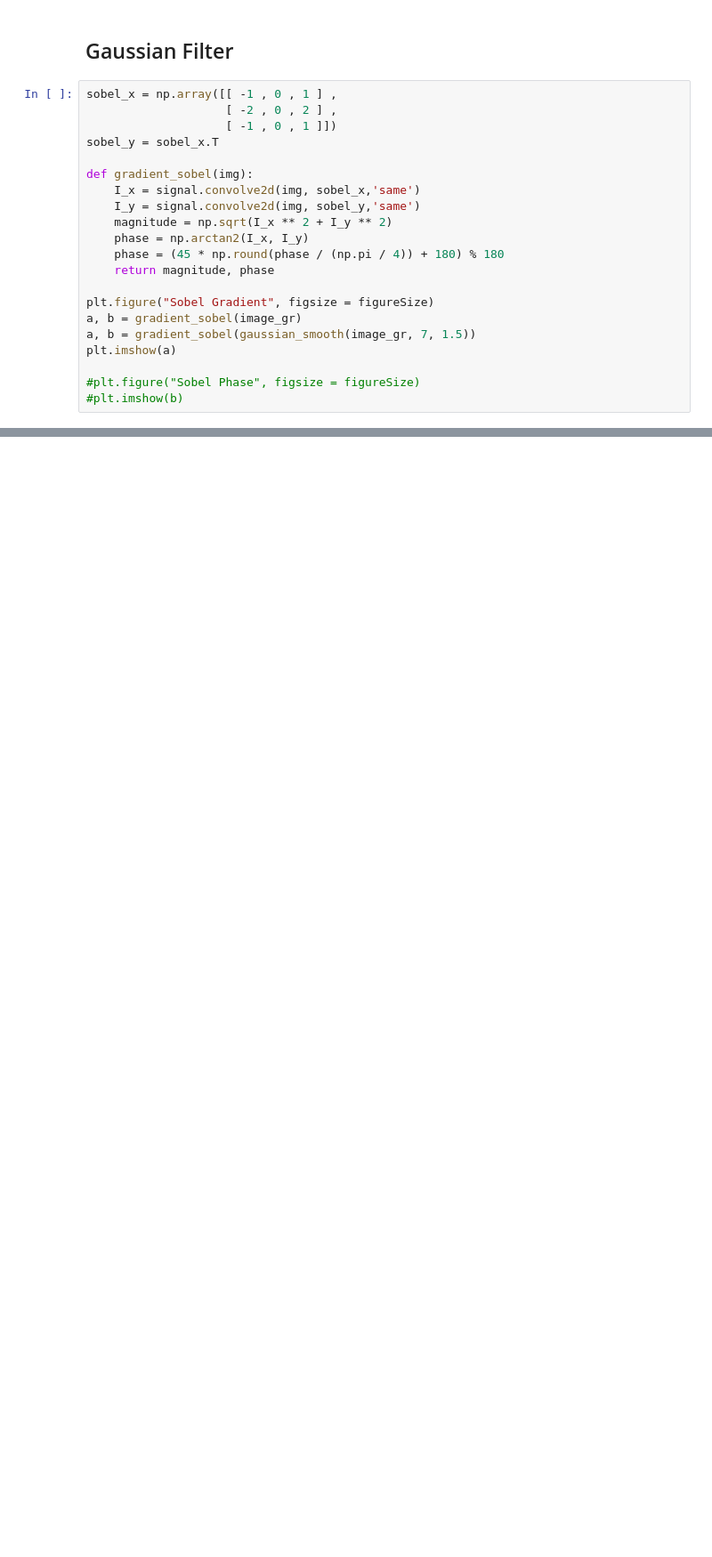
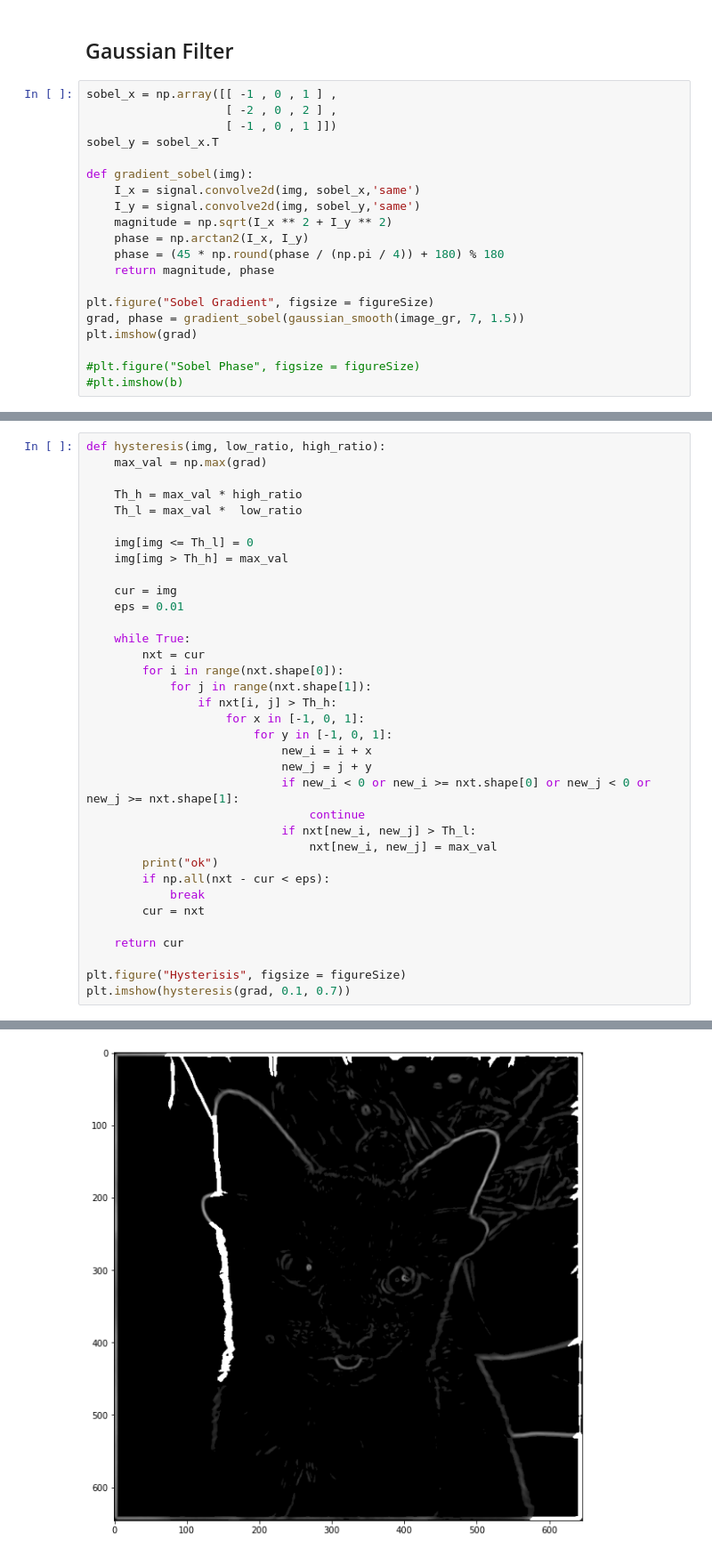
Before and after one commit to fricai/canny-edge, a Jupyter notebook: canny_edge.ipynb, the cells around one changed output, grey strips where cells are left out. Shown at 89% size. Drawn from its saved outputs; the diff is of its cells as text; blank space fills up the shorter version.

```diff
--- a/canny_edge.ipynb
+++ b/canny_edge.ipynb
@@ -65,9 +65,8 @@ def gradient_sobel(img):
     return magnitude, phase
 
 plt.figure("Sobel Gradient", figsize = figureSize)
-a, b = gradient_sobel(image_gr)
-a, b = gradient_sobel(gaussian_smooth(image_gr, 7, 1.5))
-plt.imshow(a)
+grad, phase = gradient_sobel(gaussian_smooth(image_gr, 7, 1.5))
+plt.imshow(grad)
 
 #plt.figure("Sobel Phase", figsize = figureSize)
 #plt.imshow(b)
@@ -76,0 +89,36 @@ plt.imshow(a)
+# %%
+def hysteresis(img, low_ratio, high_ratio):
+    max_val = np.max(grad)
+
+    Th_h = max_val * high_ratio
+    Th_l = max_val *  low_ratio
+
+    img[img <= Th_l] = 0
+    img[img > Th_h] = max_val
+
+    cur = img
+    eps = 0.01
+
+    while True:
+        nxt = cur
+        for i in range(nxt.shape[0]):
+            for j in range(nxt.shape[1]):
+                if nxt[i, j] > Th_h:
+                    for x in [-1, 0, 1]:
+                        for y in [-1, 0, 1]:
+                            new_i = i + x
+                            new_j = j + y
+                            if new_i < 0 or new_i >= nxt.shape[0] or new_j < 0 or new_j >= nxt.shape[1]:
+                                continue
+                            if nxt[new_i, new_j] > Th_l:
+                                nxt[new_i, new_j] = max_val
+        print("ok")
+        if np.all(nxt - cur < eps):
+            break
+        cur = nxt
+
+    return cur
+
+plt.figure("Hysterisis", figsize = figureSize)
+plt.imshow(hysteresis(grad, 0.1, 0.7))
+# %% [output]
@@ -76,0 +127 @@ plt.imshow(a)
+[figure, added]
```
Also changed, not shown: parts of 3 cells of this notebook, 1 other file.
